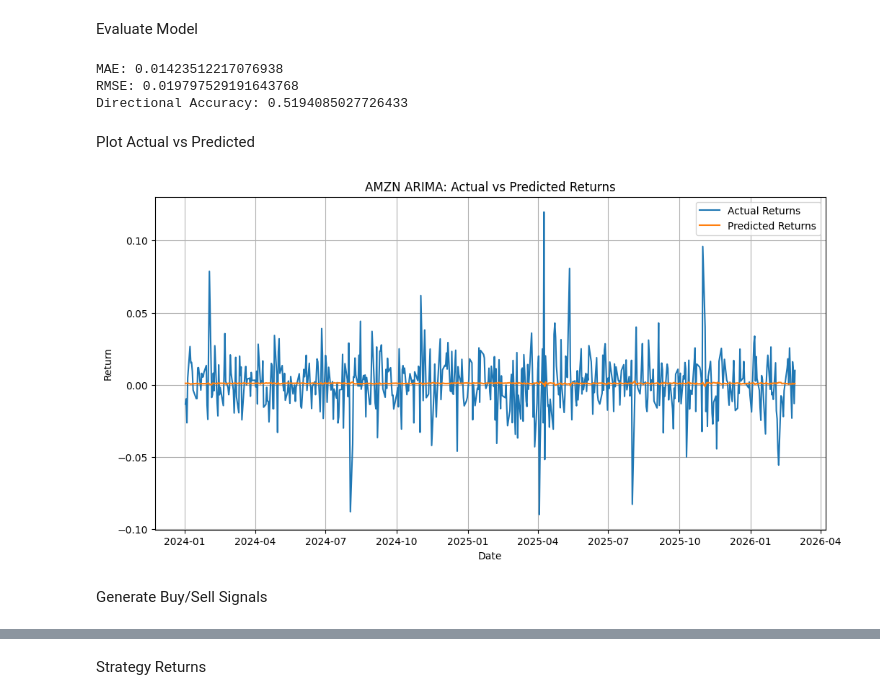
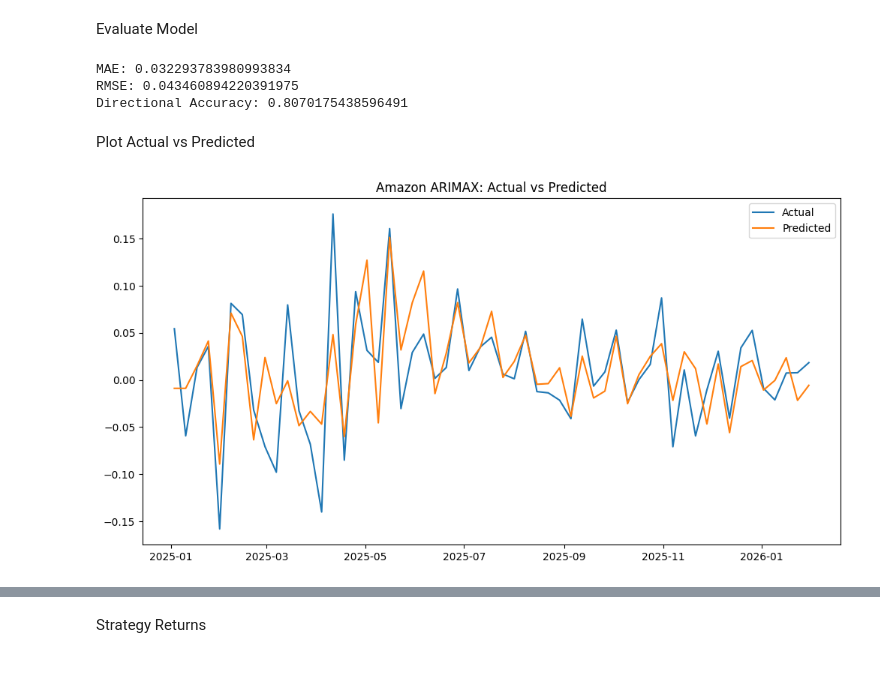
Before and after one commit to SU-IST707-SP26/group-project-algorithm-architects, a Jupyter notebook: work/Models/arima_model.ipynb, the cells around one changed output, grey strips where cells are left out. Saved outputs shown, nothing was run; the diff lists cells and outputs as text; code cells hidden in the pictures; blank space fills up the shorter version.

```diff
--- a/work/Models/arima_model.ipynb
+++ b/work/Models/arima_model.ipynb
@@ -289,0 +279,8 @@ Test size: 541
+# %%
+train = df[(df.index >= "2022-01-01") & (df.index < "2024-01-01")]
+val = df[(df.index >= "2024-01-01") & (df.index < "2025-01-01")]
+test_amzn = df[df.index >= "2025-01-01"]
+
+print("Train size:", len(train))
+print("Val size:", len(val))
+print("Test size:", len(test))
@@ -290 +293,3 @@ Test size: 541
+# %%
+features = ['lag1', 'lag2', 'ma4', 'ma8', 'volatility']
 # %% [markdown]
@@ -308,2 +327,5 @@ def walk_forward_arima(train_series, test_series):
 # %% [markdown]
 Train Model & Predict
+# %%
+predictions = walk_forward_arimax(train, test, features)
+print(predictions.head())
@@ -310,7 +340,2 @@ Train Model & Predict
 # %%
-train_series = train['Return']
-test_series = test['Return']
-
-predictions = walk_forward_arima(train_series, test_series)
-
-print(predictions.head())
+pred_amzn = walk_forward_arimax(train, test, features)
@@ -325,36 +342,26 @@ dtype: float64
 # %% [markdown]
 Evaluate Model
 # %%
-mae = mean_absolute_error(test_series, predictions)
-rmse = np.sqrt(mean_squared_error(test_series, predictions))
+mae = mean_absolute_error(test['Return'], predictions)
+rmse = np.sqrt(mean_squared_error(test['Return'], predictions))
 
-directional_accuracy = np.mean(
-    (np.sign(predictions) == np.sign(test_series)).astype(int)
-)
+direction = np.mean(np.sign(predictions) == np.sign(test['Return']))
 
 print("MAE:", mae)
 print("RMSE:", rmse)
-print("Directional Accuracy:", directional_accuracy)
+print("Directional Accuracy:", direction)
 # %% [output]
-MAE: 0.01423512217076938
-RMSE: 0.019797529191643768
-Directional Accuracy: 0.5194085027726433
+MAE: 0.032293783980993834
+RMSE: 0.043460894220391975
+Directional Accuracy: 0.8070175438596491
 # %% [markdown]
 Plot Actual vs Predicted
 # %%
 plt.figure(figsize=(12,6))
-
-plt.plot(test_series, label="Actual Returns")
-plt.plot(predictions, label="Predicted Returns")
-
-plt.title("AMZN ARIMA: Actual vs Predicted Returns")
-plt.xlabel("Date")
-plt.ylabel("Return")
+plt.plot(test['Return'], label='Actual')
+plt.plot(predictions, label='Predicted')
 plt.legend()
-plt.grid()
-
+plt.title("Amazon ARIMAX: Actual vs Predicted")
 plt.show()
 # %% [output]
-[figure, old version]
+[figure, new version]
-# %% [markdown]
-Generate Buy/Sell Signals
```
Also changed, not shown: parts of 196 cells of this notebook.
